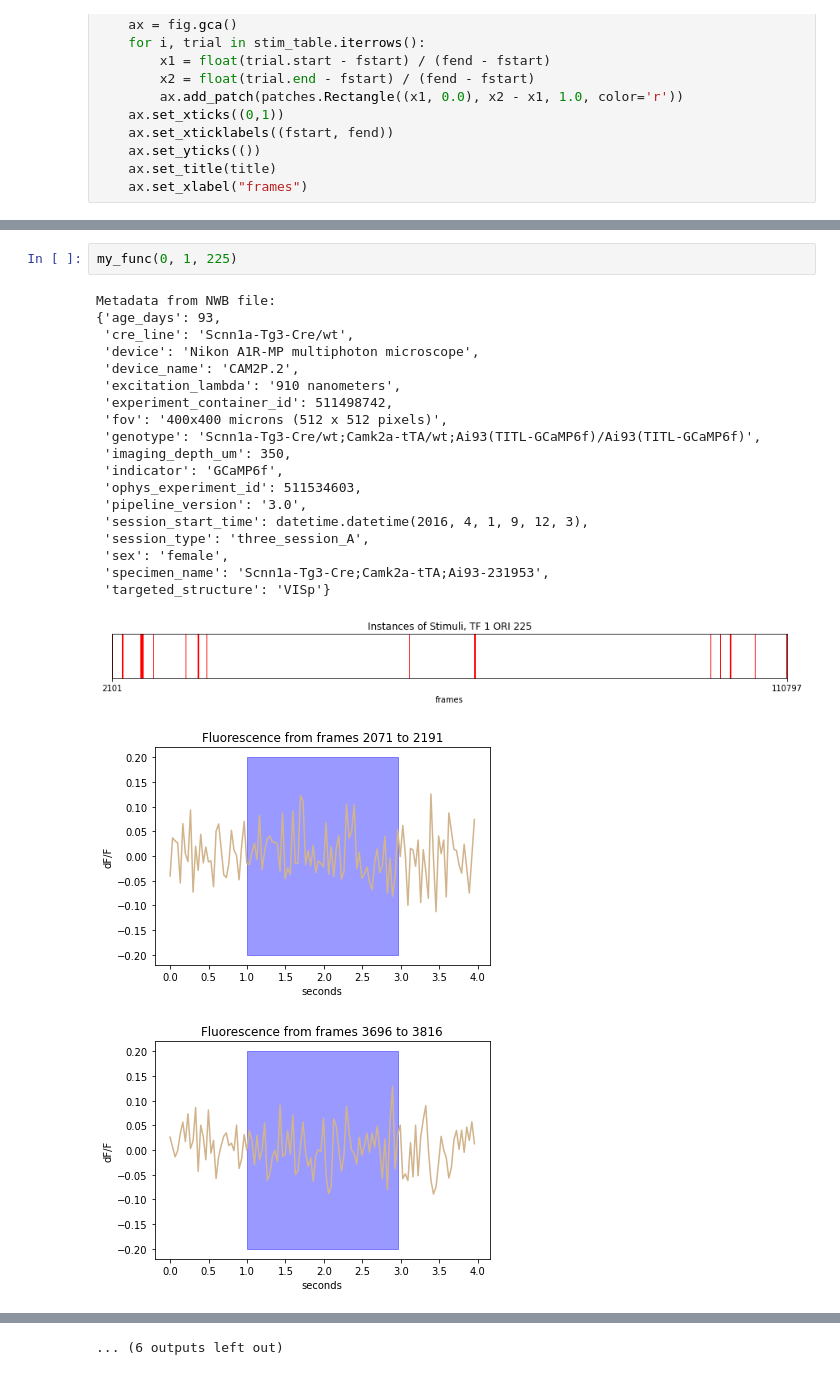
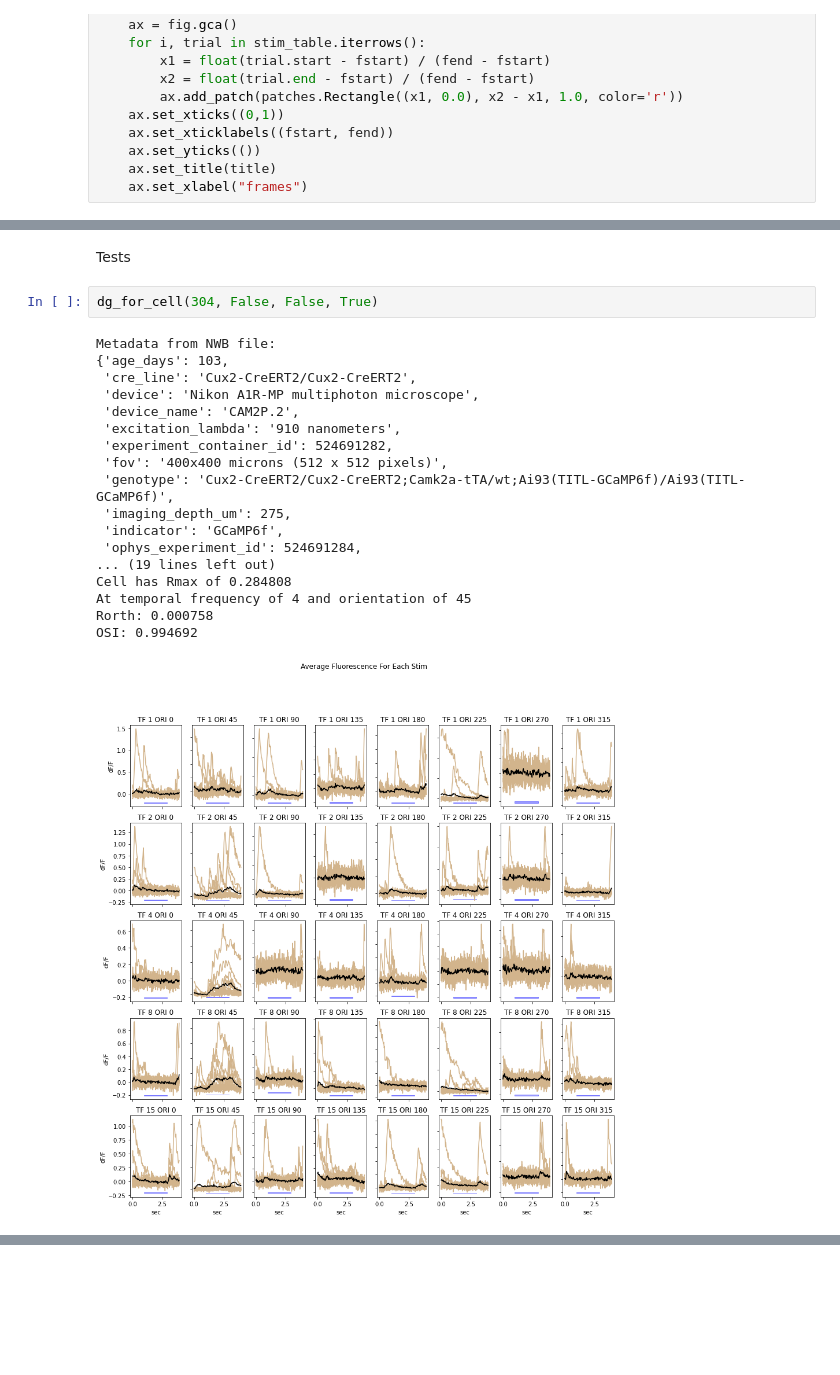
Before and after one commit to ejyu-git/allen-data-proj, a Jupyter notebook: drifting_gratings.ipynb, the cells around one changed output, grey strips where cells are left out. Drawn from its saved outputs; the diff is of its cells as text; blank space fills up the shorter version.

Commit message:
added subplots for avg graphs

```diff
--- a/drifting_gratings.ipynb
+++ b/drifting_gratings.ipynb
@@ -177,24 +225,23 @@ Metadata from NWB file:
+# %% [markdown]
+Tests
 # %%
-my_func(0, 1, 225)
+dg_for_cell(304, False, False, True)
 # %% [output]
 Metadata from NWB file:
-{'age_days': 93,
- 'cre_line': 'Scnn1a-Tg3-Cre/wt',
+{'age_days': 103,
+ 'cre_line': 'Cux2-CreERT2/Cux2-CreERT2',
  'device': 'Nikon A1R-MP multiphoton microscope',
  'device_name': 'CAM2P.2',
  'excitation_lambda': '910 nanometers',
- 'experiment_container_id': 511498742,
+ 'experiment_container_id': 524691282,
  'fov': '400x400 microns (512 x 512 pixels)',
- 'genotype': 'Scnn1a-Tg3-Cre/wt;Camk2a-tTA/wt;Ai93(TITL-GCaMP6f)/Ai93(TITL-GCaMP6f)',
- 'imaging_depth_um': 350,
+ 'genotype': 'Cux2-CreERT2/Cux2-CreERT2;Camk2a-tTA/wt;Ai93(TITL-GCaMP6f)/Ai93(TITL-GCaMP6f)',
+ 'imaging_depth_um': 275,
  'indicator': 'GCaMP6f',
- 'ophys_experiment_id': 511534603,
- 'pipeline_version': '3.0',
- 'session_start_time': datetime.datetime(2016, 4, 1, 9, 12, 3),
- 'session_type': 'three_session_A',
- 'sex': 'female',
- 'specimen_name': 'Scnn1a-Tg3-Cre;Camk2a-tTA;Ai93-231953',
- 'targeted_structure': 'VISp'}
+ 'ophys_experiment_id': 524691284,
+... (19 lines left out)
+Cell has Rmax of 0.284808
+At temporal frequency of 4 and orientation of 45
+Rorth: 0.000758
+OSI: 0.994692
-[figure, old version]
+[figure, new version]
-[figure, removed]
-[figure, removed]
@@ -209 +247,0 @@ Metadata from NWB file:
-... (6 outputs left out)
```
Also changed, not shown: parts of 9 cells of this notebook, 1 other file.
